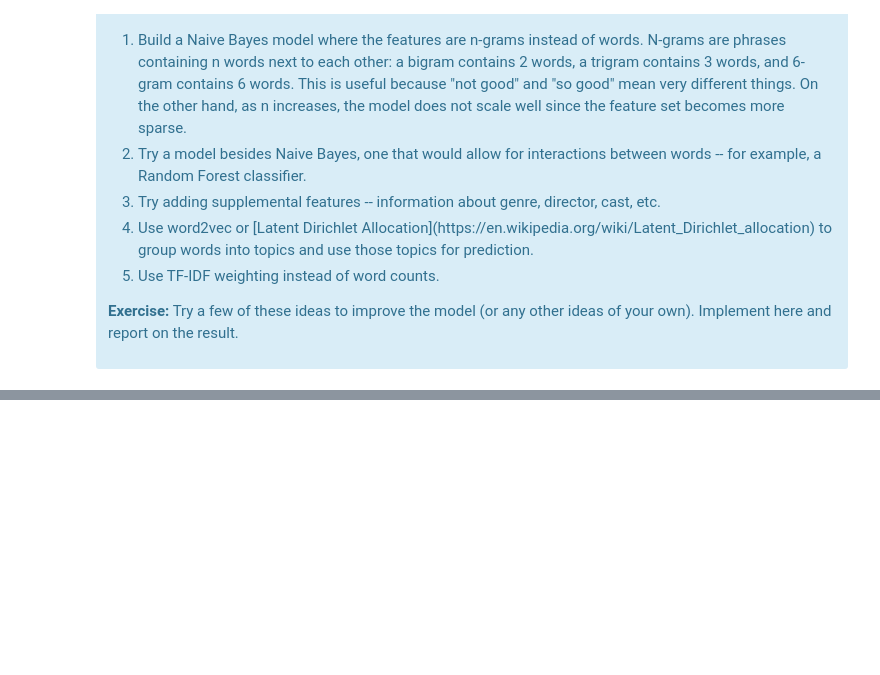
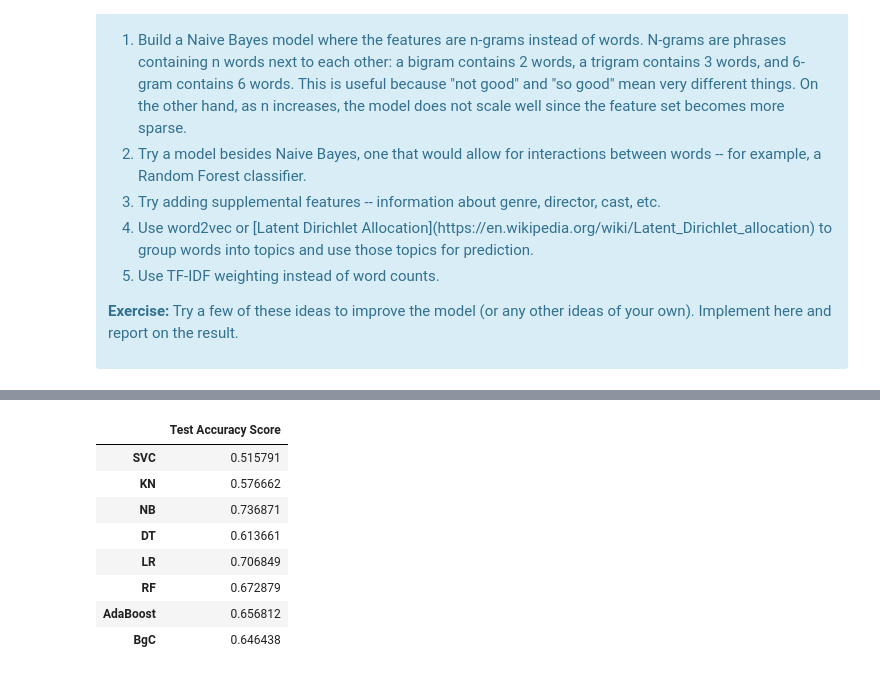
Before and after one commit to DimitriKourouniotis/MNB-MovieReviews, a Jupyter notebook: Mini_Project_Naive_Bayes.ipynb, the cells around one changed output, grey strips where cells are left out. Cells and saved outputs as stored; diff of their text form; code cells hidden in the pictures; blank space fills up the shorter version.

```diff
--- a/Mini_Project_Naive_Bayes.ipynb
+++ b/Mini_Project_Naive_Bayes.ipynb
@@ -686,0 +775,20 @@ There are several additional things we could try. Try some of these as exercises
+# %%
+#Assign the classifiers
+lrc = LogisticRegression(solver='liblinear', penalty='l1')
+svc = SVC(kernel='sigmoid', gamma=1.0)
+knc = KNeighborsClassifier(n_neighbors=5)
+mnb = MultinomialNB(alpha=1)
+dtc = DecisionTreeClassifier(min_samples_split=7, random_state=111)
+rfc = RandomForestClassifier(n_estimators=100, random_state=111)
+abc = AdaBoostClassifier(n_estimators=62, random_state=111)
+bc = BaggingClassifier(n_estimators=9, random_state=111)
+
+clfs = {'SVC' : svc,'KN' : knc, 'NB': mnb, 'DT': dtc, 'LR': lrc, 'RF': rfc, 'AdaBoost': abc, 'BgC': bc}
+# %%
+def train_classifier(clf, feature_train, labels_train):
+    """create the classfier feeder to fit the features and labels"""
+    clf.fit(feature_train, labels_train)
+# %%
+def predict_labels(clf, features):
+    """predicted values from the features matrix"""
+    return (clf.predict(features))
@@ -686,0 +797,18 @@ There are several additional things we could try. Try some of these as exercises
+# %%
+vectorizer = CountVectorizer(min_df = best_min_df)
+X,y = make_xy(critics, vectorizer)
+xtrain = X[mask]
+ytrain = y[mask]
+xtest = X[~mask]
+ytest = y[~mask]
+
+
+pred_scores = []
+for k,v in clfs.items():
+    train_classifier(v, xtrain, ytrain)
+    pred = predict_labels(v,xtest)
+    pred_scores.append((k, [accuracy_score(ytest,pred)]))
+    training_accuracy = v.score(xtrain, ytrain)
+    test_accuracy = v.score(xtest, ytest)
+    print("Accuracy on training data: {:2f}".format(training_accuracy))
+    print("Accuracy on test data: {:2f}".format(test_accuracy))
@@ -686,0 +832,13 @@ There are several additional things we could try. Try some of these as exercises
+# %%
+df_result = pd.DataFrame.from_items(pred_scores,orient='index', columns=['Test Accuracy Score'])
+df_result
+# %% [output]
+|  | Test Accuracy Score |
+| SVC | 0.515791 |
+| KN | 0.576662 |
+| NB | 0.736871 |
+| DT | 0.613661 |
+| LR | 0.706849 |
+| RF | 0.672879 |
+| AdaBoost | 0.656812 |
+| BgC | 0.646438 |
```
Also changed, not shown: parts of 11 cells of this notebook.
